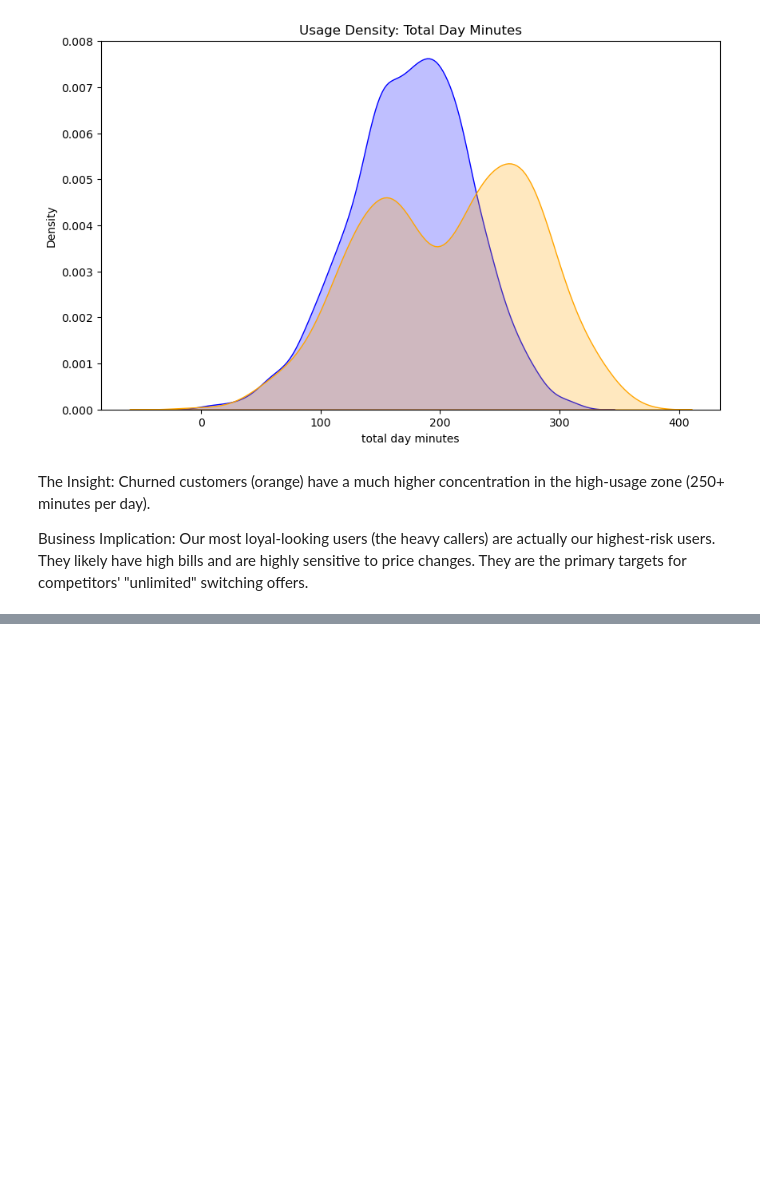
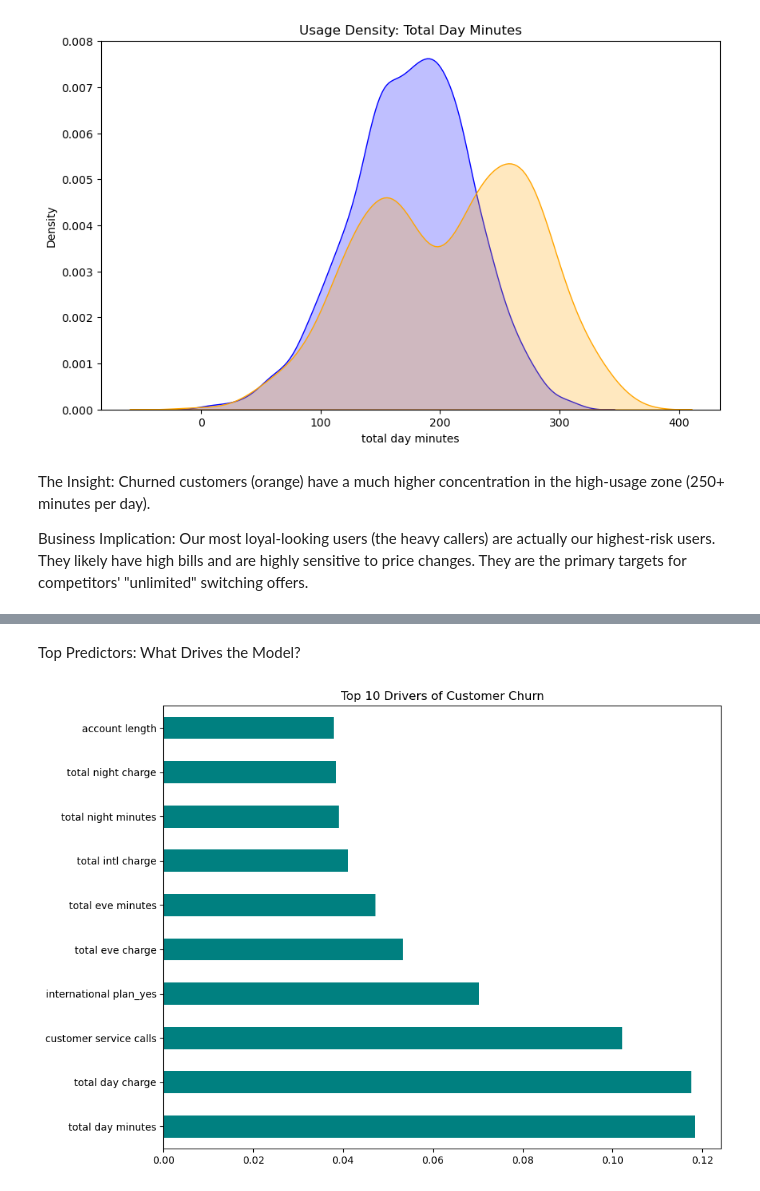
Before and after one commit to CharityNduati/Syriatel-Customer-Churn, a Jupyter notebook: Syriatel_Customer_Churn.ipynb, the cells around one changed output, grey strips where cells are left out. Saved outputs shown, nothing was run; the diff lists cells and outputs as text; code cells hidden in the pictures; blank space fills up the shorter version.

```diff
--- a/Syriatel_Customer_Churn.ipynb
+++ b/Syriatel_Customer_Churn.ipynb
@@ -136,0 +288,9 @@ Business Implication: Our most loyal-looking users (the heavy callers) are actua
+# %% [markdown]
+Top Predictors: What Drives the Model?
+# %%
+importances = pd.Series(rf.feature_importances_, index=X_train.columns)
+importances.nlargest(10).plot(kind='barh', color='teal', figsize=(10, 8))
+plt.title('Top 10 Drivers of Customer Churn')
+plt.show()
+# %% [output]
+[figure, added]
```
Also changed, not shown: parts of 40 cells of this notebook.
